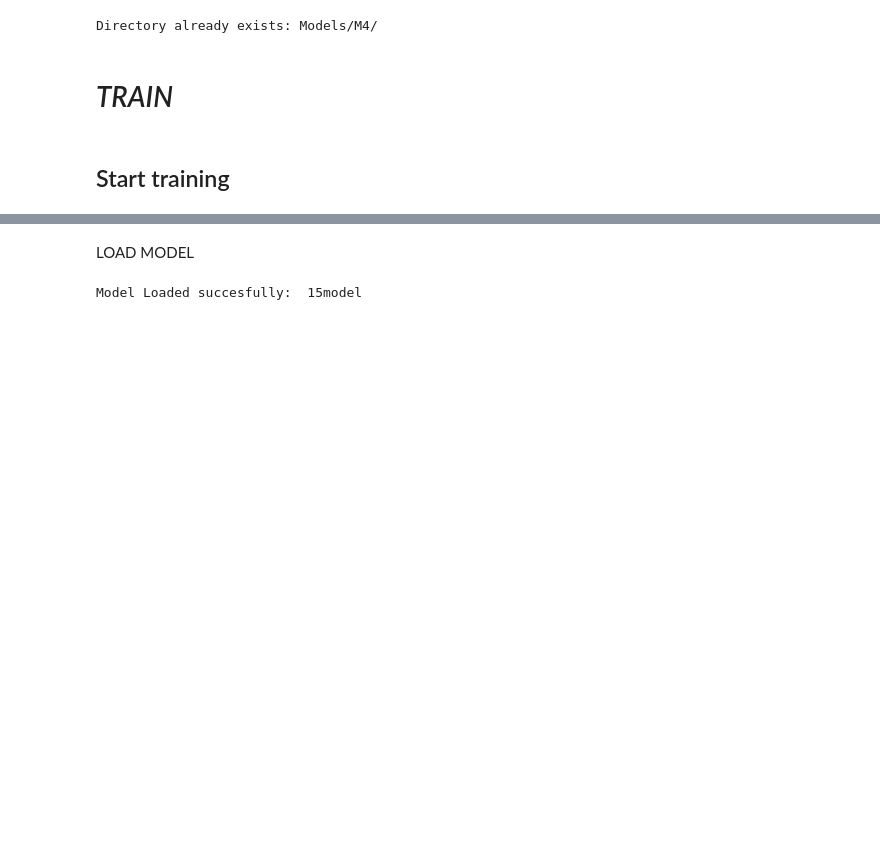
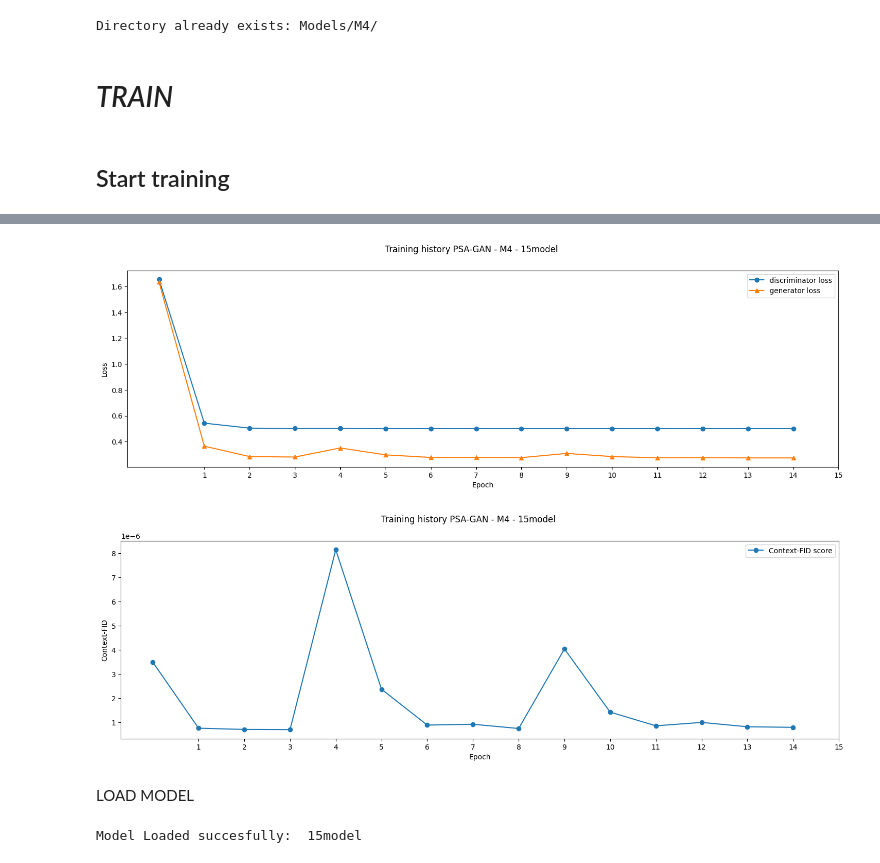
Before and after one commit to francomano/PSA-GAN, a Jupyter notebook: Main_Notebook.ipynb, the cells around one changed output, grey strips where cells are left out. Cells and saved outputs as stored; diff of their text form; code cells hidden in the pictures; blank space fills up the shorter version.

```diff
--- a/Main_Notebook.ipynb
+++ b/Main_Notebook.ipynb
@@ -314,8 +314,6 @@ def train_GAN(
             ]
     torch.save(G, path+name+'/'+name+'_generator.pt')
     torch.save(D, path+name+'/'+name+'_discriminator.pt')
-    plotting.plot_training_history('PSA-GAN - M4 - '+name,d_losses, g_losses)
-    plotting.plot_fid_history('PSA-GAN - M4 - '+name, fids)
     location=path+'/'+name+'/'+name
     utils.write_file(location, values)
 
@@ -367,0 +363,4 @@ Timestamp to add blocks: 5
+# %%
+plotting.plot_training_history('PSA-GAN - M4 - '+name_model,d_losses, g_losses)
+plotting.plot_fid_history('PSA-GAN - M4 - '+name_model, fids)
+# %% [output]
@@ -368,3 +370,5 @@ Timestamp to add blocks: 5
+[figure, added]
+[figure, added]
 # %% [markdown]
 LOAD MODEL
 # %%
```
Also changed, not shown: parts of 7 cells of this notebook, 4 other files.
